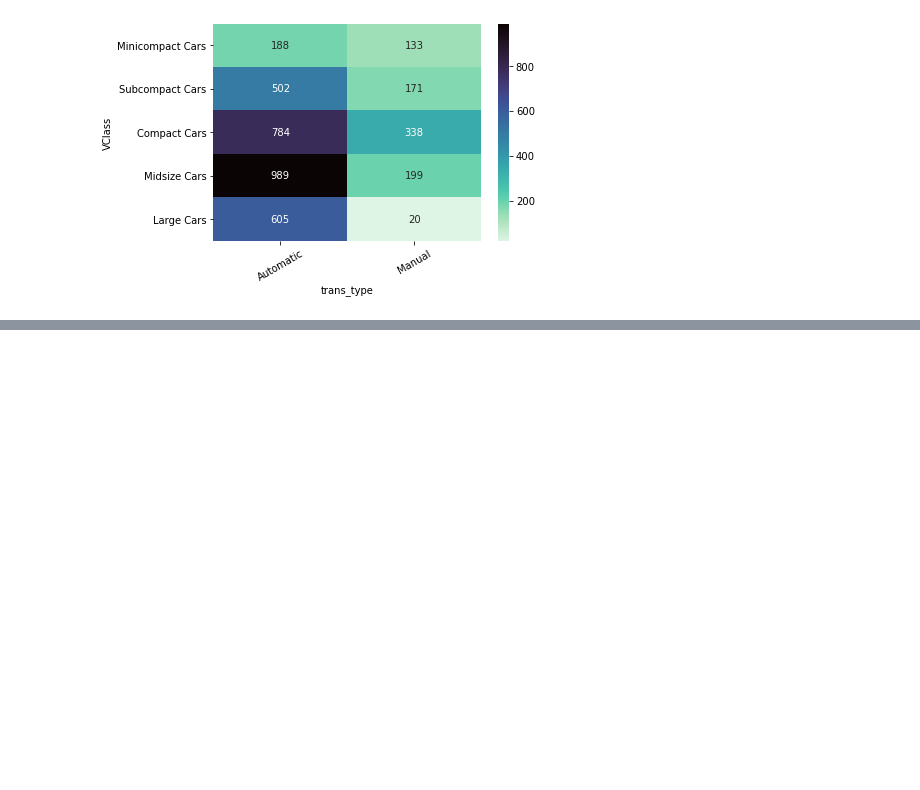
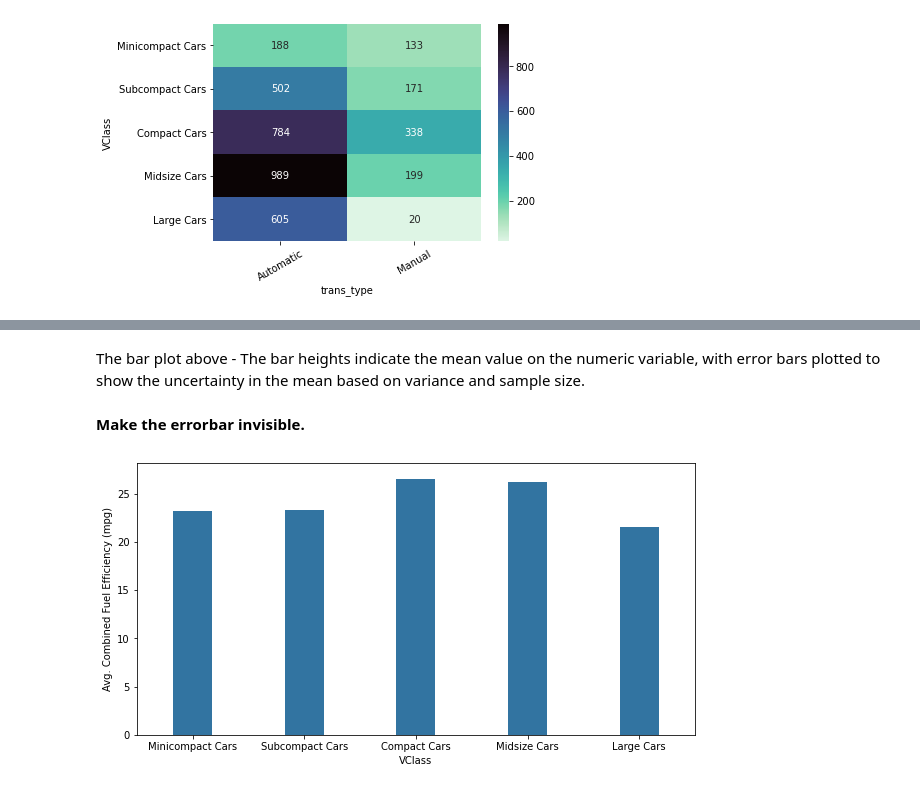
Before and after one commit to Alex-YuZ/Data-Visualization, a Jupyter notebook: Bar_Chart.ipynb, the cells around one changed output, grey strips where cells are left out. Drawn from its saved outputs; the diff is of its cells as text; code cells hidden in the pictures; blank space fills up the shorter version.

```diff
--- a/Bar_Chart.ipynb
+++ b/Bar_Chart.ipynb
@@ -506,0 +496,14 @@ plt.xticks(rotation=30);
+# %% [markdown]
+The bar plot above - The bar heights indicate the mean value on the numeric variable, with error bars plotted to show the uncertainty in the mean based on variance and sample size.
+# %% [markdown]
+**Make the errorbar invisible.**
+# %%
+fig, ax = plt.subplots(figsize=(10, 5));
+
+sns.barplot(data=fuel_econ, x='VClass', y='comb', ax=ax, color=base_color, errwidth=0)
+
+change_width(ax, .35)
+
+plt.ylabel('Avg. Combined Fuel Efficiency (mpg)');
+# %% [output]
+[figure, added]
```
Also changed, not shown: parts of 21 cells of this notebook.
